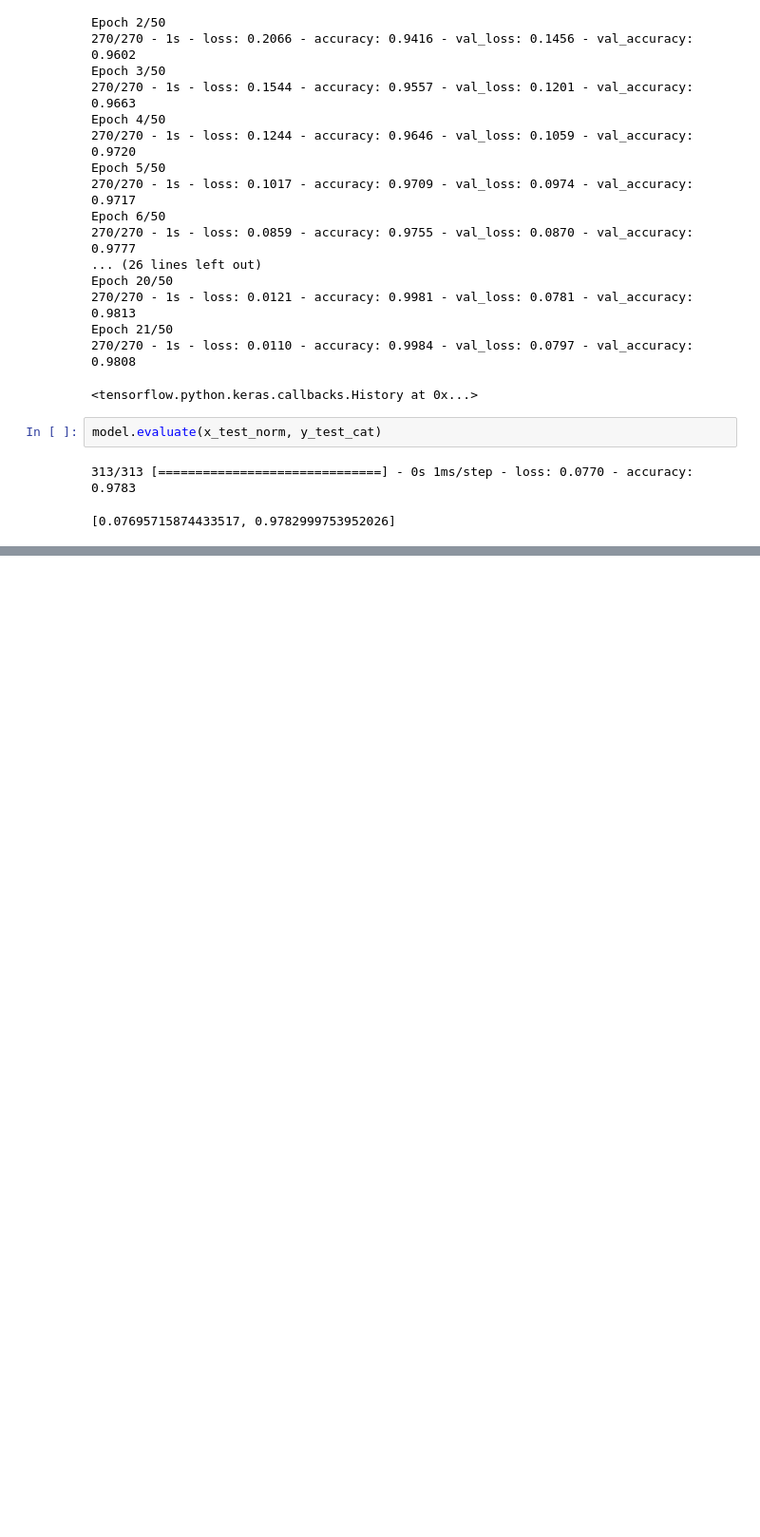
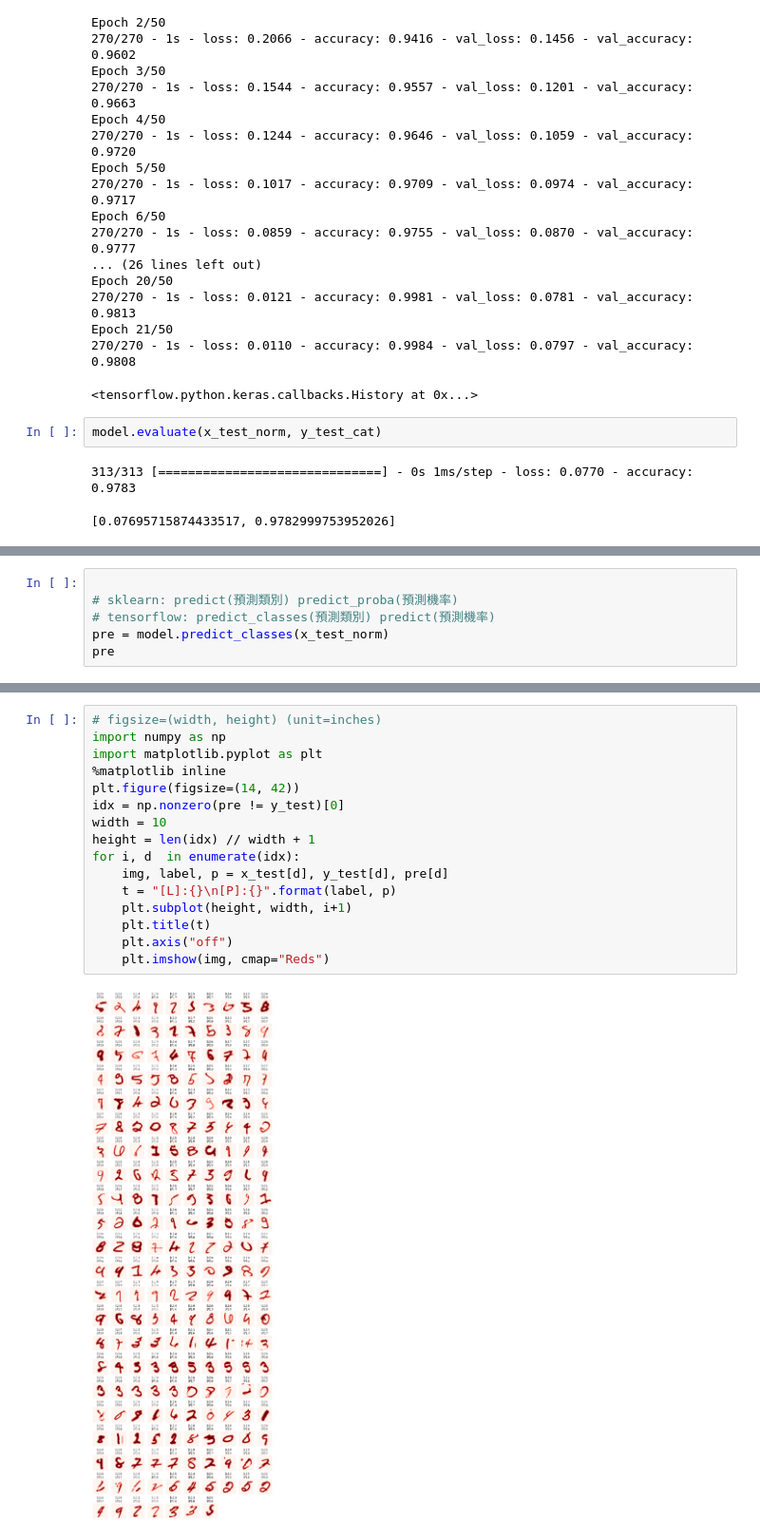
Before and after one commit to Syilun/TibameAI04, a Jupyter notebook: mlp.ipynb, the cells around one changed output, grey strips where cells are left out. Shown: that part at 95% size. Cells and saved outputs as stored; diff of their text form; blank space fills up the shorter version.

```diff
--- a/mlp.ipynb
+++ b/mlp.ipynb
@@ -148,0 +162,6 @@ model.evaluate(x_test_norm, y_test_cat)
+# %%
+
+# sklearn: predict(預測類別) predict_proba(預測機率)
+# tensorflow: predict_classes(預測類別) predict(預測機率)
+pre = model.predict_classes(x_test_norm)
+pre
@@ -148,0 +215,18 @@ model.evaluate(x_test_norm, y_test_cat)
+# %%
+# figsize=(width, height) (unit=inches)
+import numpy as np
+import matplotlib.pyplot as plt
+%matplotlib inline
+plt.figure(figsize=(14, 42))
+idx = np.nonzero(pre != y_test)[0]
+width = 10
+height = len(idx) // width + 1
+for i, d  in enumerate(idx):
+    img, label, p = x_test[d], y_test[d], pre[d]
+    t = "[L]:{}\n[P]:{}".format(label, p)
+    plt.subplot(height, width, i+1)
+    plt.title(t)
+    plt.axis("off")
+    plt.imshow(img, cmap="Reds")
+# %% [output]
+[figure, added]
```
Also changed, not shown: parts of 8 cells of this notebook.
